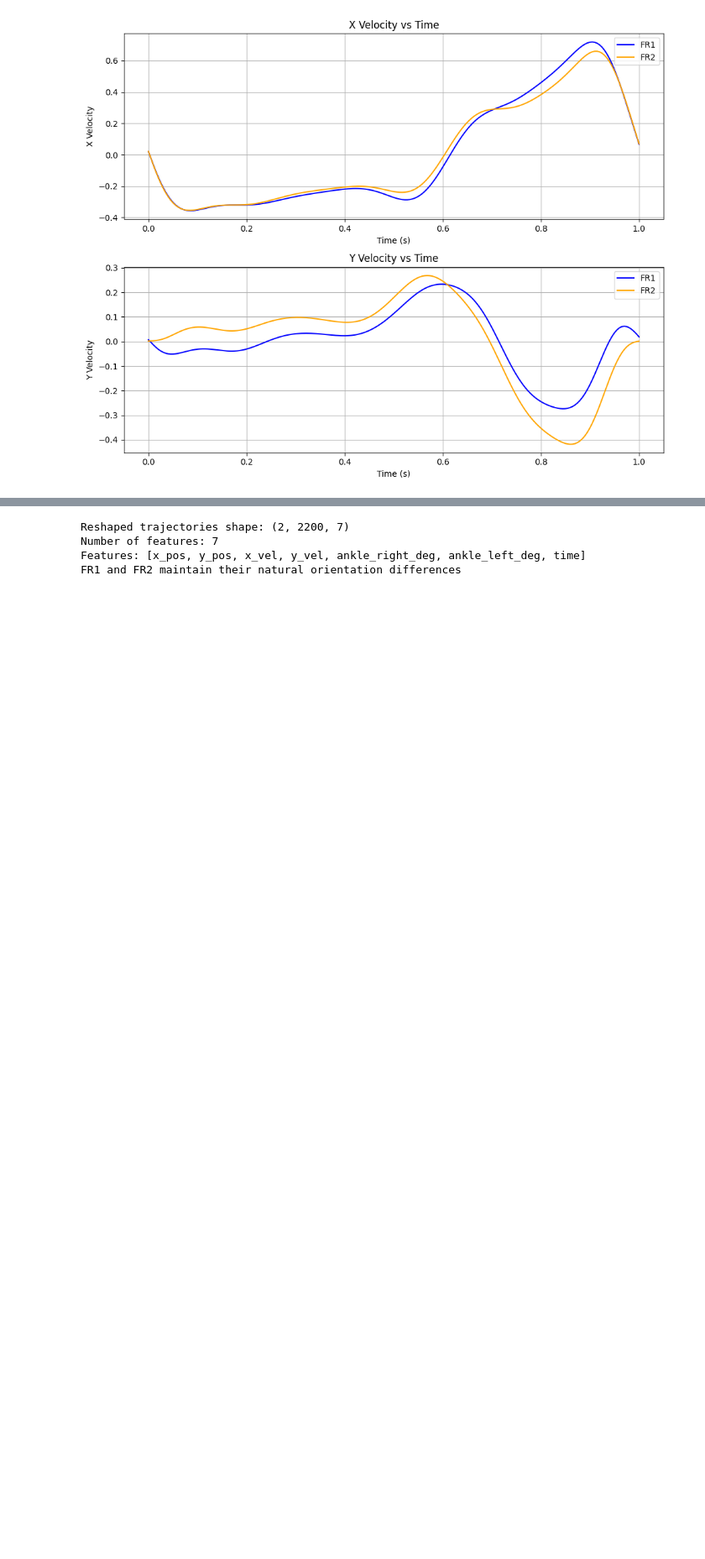
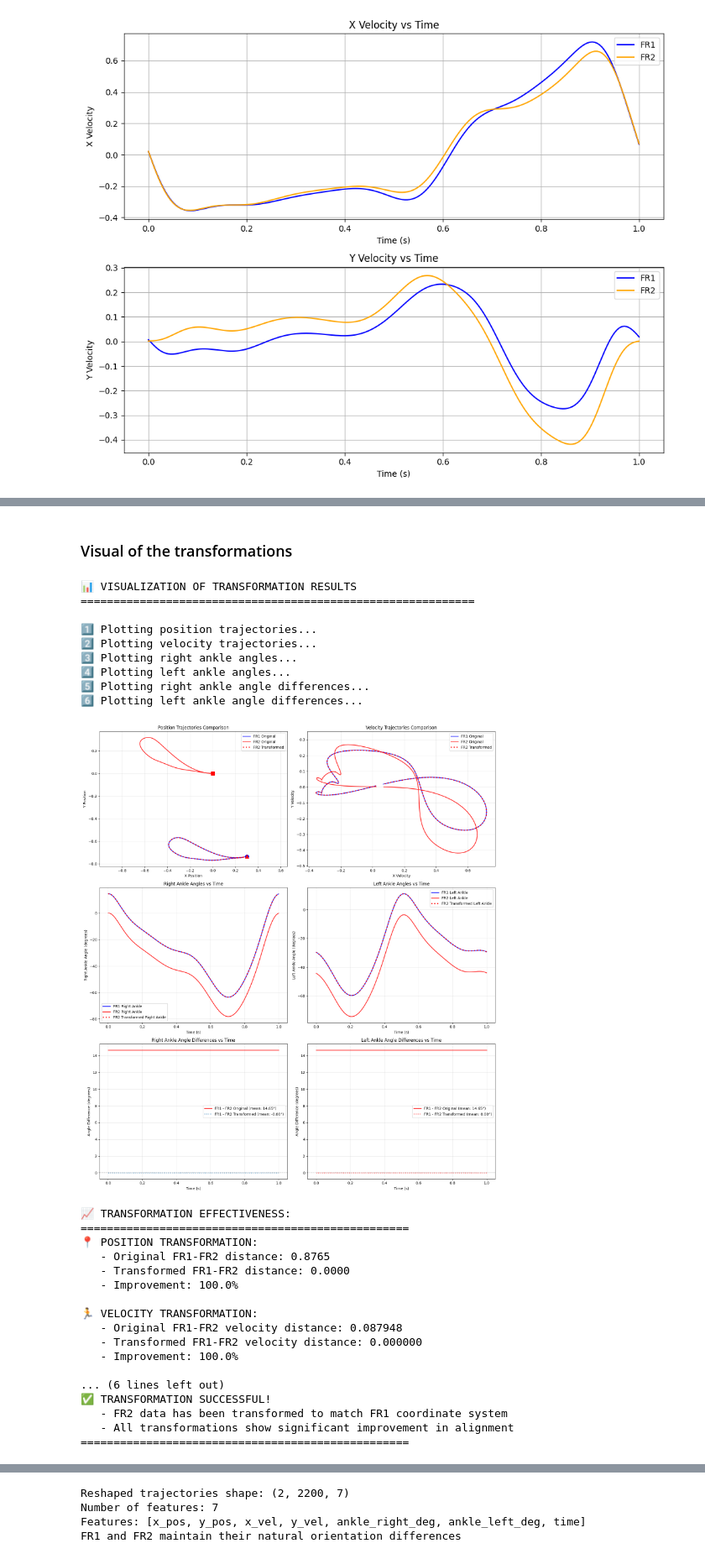
Before and after one commit to cocorock/Gait-analysis-coupled, a Jupyter notebook: TaskPaGMMM/examples/gait_example_modifiedV2.ipynb, the cells around one changed output, grey strips where cells are left out. Shown at 84% size. Drawn from its saved outputs; the diff is of its cells as text; code cells hidden in the pictures; blank space fills up the shorter version.

```diff
--- a/TaskPaGMMM/examples/gait_example_modifiedV2.ipynb
+++ b/TaskPaGMMM/examples/gait_example_modifiedV2.ipynb
@@ -421,3 +450,5 @@ print("\\n" + "="*60)
+# %% [markdown]
+### Visual of the transformations
 # %%
 # VISUALIZATION: Compare original and transformed data
 print("📊 VISUALIZATION OF TRANSFORMATION RESULTS")
@@ -438,11 +469,11 @@ ankle_right_fr2 = trajectory_fr2_ref[:, 4]  # FR2 right ankle
 ankle_left_fr2 = trajectory_fr2_ref[:, 5]   # FR2 left ankle
 
 # 1. POSITION TRAJECTORIES COMPARISON
-print("\\n1️⃣ Plotting position trajectories...")
+print("\n1️⃣ Plotting position trajectories...")
 axes[0, 0].plot(pos_fr1[:, 0], pos_fr1[:, 1], 'b-', linewidth=2, label='FR1 Original', alpha=0.8)
 axes[0, 0].plot(pos_fr2[:, 0], pos_fr2[:, 1], 'r-', linewidth=2, label='FR2 Original', alpha=0.8)
 axes[0, 0].plot(fr2_transformed_data['positions'][:, 0], fr2_transformed_data['positions'][:, 1],
-                'g--', linewidth=3, label='FR2 Transformed', alpha=0.9)
+                'r:', linewidth=3, label='FR2 Transformed', alpha=0.9)
 axes[0, 0].set_title('Position Trajectories Comparison')
 axes[0, 0].set_xlabel('X Position')
 axes[0, 0].set_ylabel('Y Position')
@@ -454,14 +485,14 @@ axes[0, 0].axis('equal')
 axes[0, 0].scatter(pos_fr1[0, 0], pos_fr1[0, 1], c='blue', s=100, marker='o', zorder=5)
 axes[0, 0].scatter(pos_fr2[0, 0], pos_fr2[0, 1], c='red', s=100, marker='s', zorder=5)
 axes[0, 0].scatter(fr2_transformed_data['positions'][0, 0], fr2_transformed_data['positions'][0, 1],
-                   c='green', s=100, marker='^', zorder=5)
+                   c='red', s=100, marker='^', zorder=5)
 
 # 2. VELOCITY COMPARISON
 print("2️⃣ Plotting velocity trajectories...")
 axes[0, 1].plot(vel_fr1[:, 0], vel_fr1[:, 1], 'b-', linewidth=2, label='FR1 Original', alpha=0.8)
 axes[0, 1].plot(vel_fr2[:, 0], vel_fr2[:, 1], 'r-', linewidth=2, label='FR2 Original', alpha=0.8)
 axes[0, 1].plot(fr2_transformed_data['velocities'][:, 0], fr2_transformed_data['velocities'][:, 1],
-                'g--', linewidth=3, label='FR2 Transformed', alpha=0.9)
+                'r:', linewidth=3, label='FR2 Transformed', alpha=0.9)
 axes[0, 1].set_title('Velocity Trajectories Comparison')
 axes[0, 1].set_xlabel('X Velocity')
 axes[0, 1].set_ylabel('Y Velocity')
@@ -473,7 +504,7 @@ axes[0, 1].axis('equal')
 print("3️⃣ Plotting right ankle angles...")
 axes[1, 0].plot(time_vec, ankle_right_fr1, 'b-', linewidth=2, label='FR1 Right Ankle', alpha=0.8)
 axes[1, 0].plot(time_vec, ankle_right_fr2, 'r-', linewidth=2, label='FR2 Right Ankle', alpha=0.8)
-axes[1, 0].plot(time_vec, fr2_transformed_data['ankle_right'], 'g--', linewidth=3,
+axes[1, 0].plot(time_vec, fr2_transformed_data['ankle_right'], 'r:', linewidth=3,
                 label='FR2 Transformed Right Ankle', alpha=0.9)
 axes[1, 0].set_title('Right Ankle Angles vs Time')
 axes[1, 0].set_xlabel('Time (s)')
@@ -485,7 +516,7 @@ axes[1, 0].grid(True, alpha=0.3)
 print("4️⃣ Plotting left ankle angles...")
 axes[1, 1].plot(time_vec, ankle_left_fr1, 'b-', linewidth=2, label='FR1 Left Ankle', alpha=0.8)
 axes[1, 1].plot(time_vec, ankle_left_fr2, 'r-', linewidth=2, label='FR2 Left Ankle', alpha=0.8)
-axes[1, 1].plot(time_vec, fr2_transformed_data['ankle_left'], 'g--', linewidth=3,
+axes[1, 1].plot(time_vec, fr2_transformed_data['ankle_left'], 'r:', linewidth=3,
                 label='FR2 Transformed Left Ankle', alpha=0.9)
 axes[1, 1].set_title('Left Ankle Angles vs Time')
 axes[1, 1].set_xlabel('Time (s)')
@@ -500,7 +531,7 @@ right_ankle_diff_transformed = ankle_right_fr1 - fr2_transformed_data['ankle_rig
 
 axes[2, 0].plot(time_vec, right_ankle_diff_original, 'r-', linewidth=2,
                 label=f'FR1 - FR2 Original (mean: {np.mean(right_ankle_diff_original):.2f}°)', alpha=0.8)
-axes[2, 0].plot(time_vec, right_ankle_diff_transformed, 'g--', linewidth=3,
+axes[2, 0].plot(time_vec, right_ankle_diff_transformed, ':', linewidth=2,
                 label=f'FR1 - FR2 Transformed (mean: {np.mean(right_ankle_diff_transformed):.2f}°)', alpha=0.9)
 axes[2, 0].axhline(y=0, color='black', linestyle=':', alpha=0.5)
 axes[2, 0].set_title('Right Ankle Angle Differences vs Time')
@@ -516,38 +547,66 @@ left_ankle_diff_transformed = ankle_left_fr1 - fr2_transformed_data['ankle_left'
 
 axes[2, 1].plot(time_vec, left_ankle_diff_original, 'r-', linewidth=2,
                 label=f'FR1 - FR2 Original (mean: {np.mean(left_ankle_diff_original):.2f}°)', alpha=0.8)
-axes[2, 1].plot(time_vec, left_ankle_diff_transformed, 'g--', linewidth=3,
+axes[2, 1].plot(time_vec, left_ankle_diff_transformed, 'r:', linewidth=2,
                 label=f'FR1 - FR2 Transformed (mean: {np.mean(left_ankle_diff_transformed):.2f}°)', alpha=0.9)
 axes[2, 1].axhline(y=0, color='black', linestyle=':', alpha=0.5)
 axes[2, 1].set_title('Left Ankle Angle Differences vs Time')
 axes[2, 1].set_xlabel('Time (s)')
 axes[2, 1].set_ylabel('Angle Difference (degrees)')
 axes[2, 1].legend()
 axes[2, 1].grid(True, alpha=0.3)
 
 plt.tight_layout()
 plt.show()
 
 # SUMMARY STATISTICS
-print("\\n📈 TRANSFORMATION EFFECTIVENESS:")
+print("\n📈 TRANSFORMATION EFFECTIVENESS:")
 print("="*50)
 print(f"📍 POSITION TRANSFORMATION:")
 print(f"   - Original FR1-FR2 distance: {np.mean(np.linalg.norm(pos_fr1 - pos_fr2, axis=1)):.4f}")
 print(f"   - Transformed FR1-FR2 distance: {np.mean(np.linalg.norm(pos_fr1 - fr2_transformed_data['positions'], axis=1)):.4f}")
 print(f"   - Improvement: {(1 - np.mean(np.linalg.norm(pos_fr1 - fr2_transformed_data['positions'], axis=1))/np.mean(np.linalg.norm(pos_fr1 - pos_fr2, axis=1)))*100:.1f}%")
 
-print(f"\\n🏃 VELOCITY TRANSFORMATION:")
+print(f"\n🏃 VELOCITY TRANSFORMATION:")
 print(f"   - Original FR1-FR2 velocity distance: {np.mean(np.linalg.norm(vel_fr1 - vel_fr2, axis=1)):.6f}")
 print(f"   - Transformed FR1-FR2 velocity distance: {np.mean(np.linalg.norm(vel_fr1 - fr2_transformed_data['velocities'], axis=1)):.6f}")
 print(f"   - Improvement: {(1 - np.mean(np.linalg.norm(vel_fr1 - fr2_transformed_data['velocities'], axis=1))/np.mean(np.linalg.norm(vel_fr1 - vel_fr2, axis=1)))*100:.1f}%")
 
-print(f"\\n🦵 ANKLE ANGLE TRANSFORMATION:")
+print(f"\n🦵 ANKLE ANGLE TRANSFORMATION:")
 print(f"   - Original right ankle difference: {np.mean(np.abs(ankle_right_fr1 - ankle_right_fr2)):.4f}°")
 print(f"   - Transformed right ankle difference: {np.mean(np.abs(ankle_right_fr1 - fr2_transformed_data['ankle_right'])):.4f}°")
 print(f"   - Original left ankle difference: {np.mean(np.abs(ankle_left_fr1 - ankle_left_fr2)):.4f}°")
 print(f"   - Transformed left ankle difference: {np.mean(np.abs(ankle_left_fr1 - fr2_transformed_data['ankle_left'])):.4f}°")
 
-print(f"\\n✅ TRANSFORMATION SUCCESSFUL!")
+print(f"\n✅ TRANSFORMATION SUCCESSFUL!")
 print(f"   - FR2 data has been transformed to match FR1 coordinate system")
 print(f"   - All transformations show significant improvement in alignment")
 print("="*50)
+# %% [output]
+📊 VISUALIZATION OF TRANSFORMATION RESULTS
+============================================================
+
+1️⃣ Plotting position trajectories...
+2️⃣ Plotting velocity trajectories...
+3️⃣ Plotting right ankle angles...
+4️⃣ Plotting left ankle angles...
+5️⃣ Plotting right ankle angle differences...
+6️⃣ Plotting left ankle angle differences...
+[figure, added]
+📈 TRANSFORMATION EFFECTIVENESS:
+==================================================
+📍 POSITION TRANSFORMATION:
+   - Original FR1-FR2 distance: 0.8765
+   - Transformed FR1-FR2 distance: 0.0000
+   - Improvement: 100.0%
+
+🏃 VELOCITY TRANSFORMATION:
+   - Original FR1-FR2 velocity distance: 0.087948
+   - Transformed FR1-FR2 velocity distance: 0.000000
+   - Improvement: 100.0%
+
+... (6 lines left out)
+✅ TRANSFORMATION SUCCESSFUL!
+   - FR2 data has been transformed to match FR1 coordinate system
+   - All transformations show significant improvement in alignment
+==================================================
```
Also changed, not shown: parts of 38 cells of this notebook, 5 other files.
